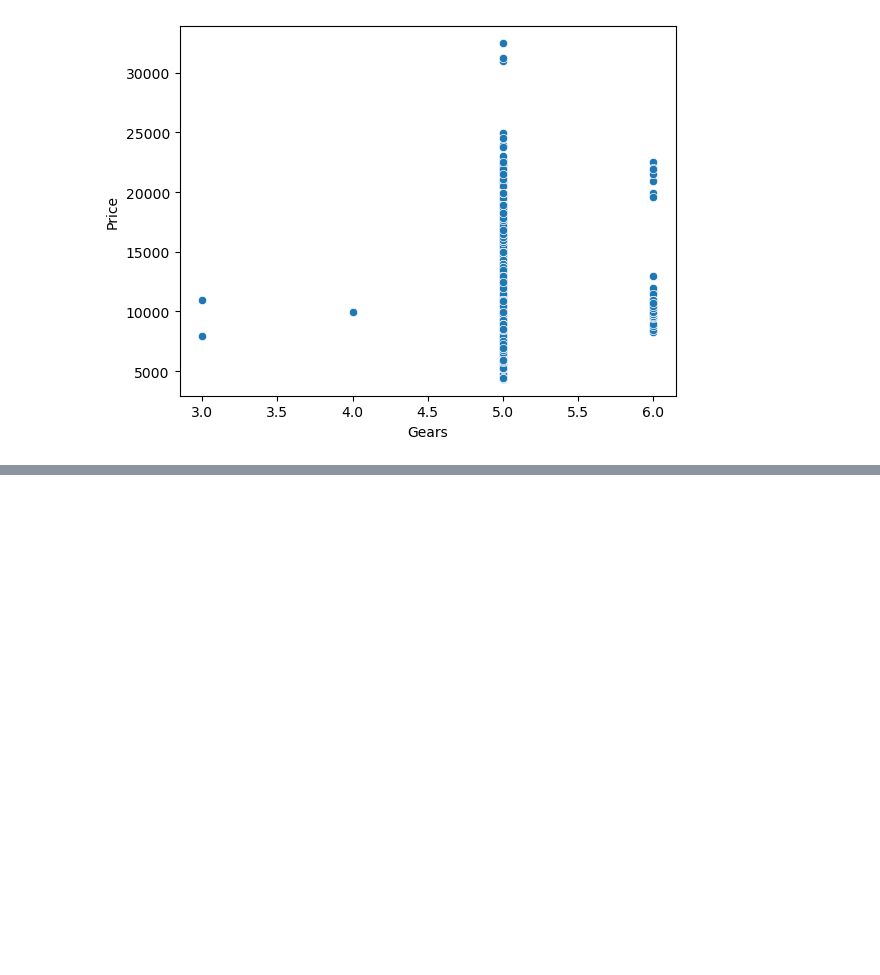
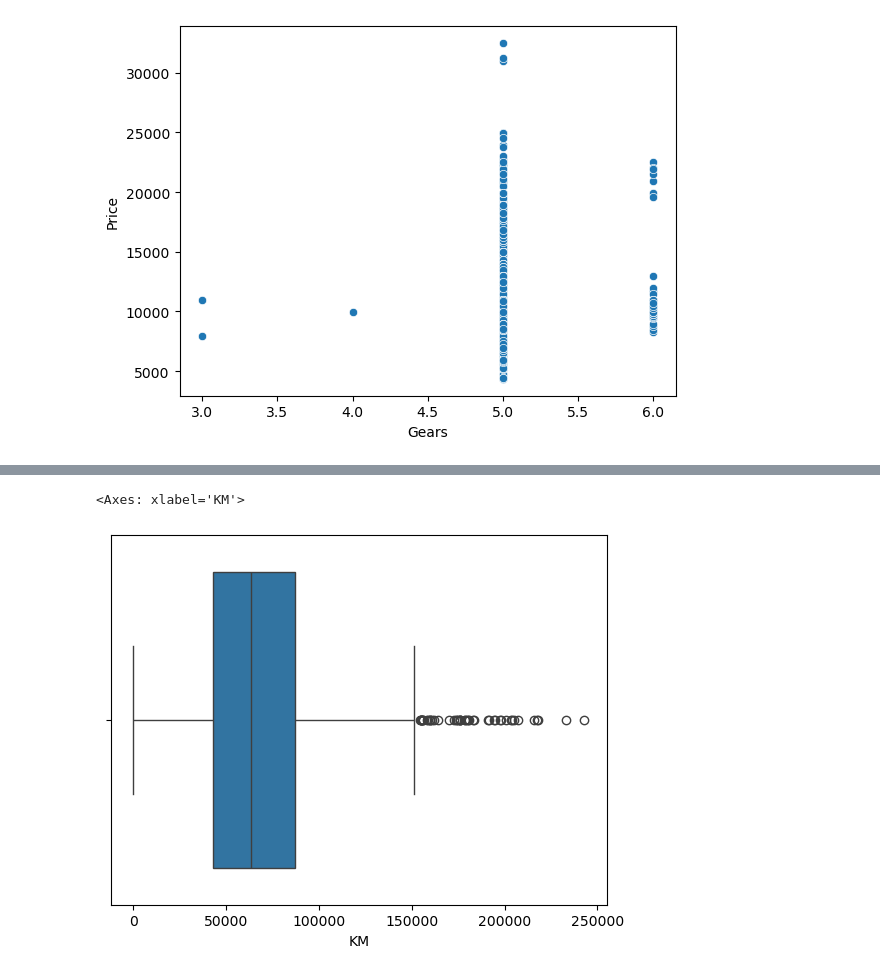
Before and after one commit to nphaniraj46/Machine_Learning, a Jupyter notebook: MLR/MLR.ipynb, the cells around one changed output, grey strips where cells are left out. Cells and saved outputs as stored; diff of their text form; code cells hidden in the pictures; blank space fills up the shorter version.

```diff
--- a/MLR/MLR.ipynb
+++ b/MLR/MLR.ipynb
@@ -183,0 +211,7 @@ sns.scatterplot(x="Gears",y='Price',data=df)
+# %%
+sns.boxplot(x=df["KM"])
+#same for this KM as well we can have the vehicle that are high kms driven in less time
+#myabe he used this car for cab services we dont know that right
+# %% [output]
+<Axes: xlabel='KM'>
+[figure, added]
```
Also changed, not shown: parts of 15 cells of this notebook.
